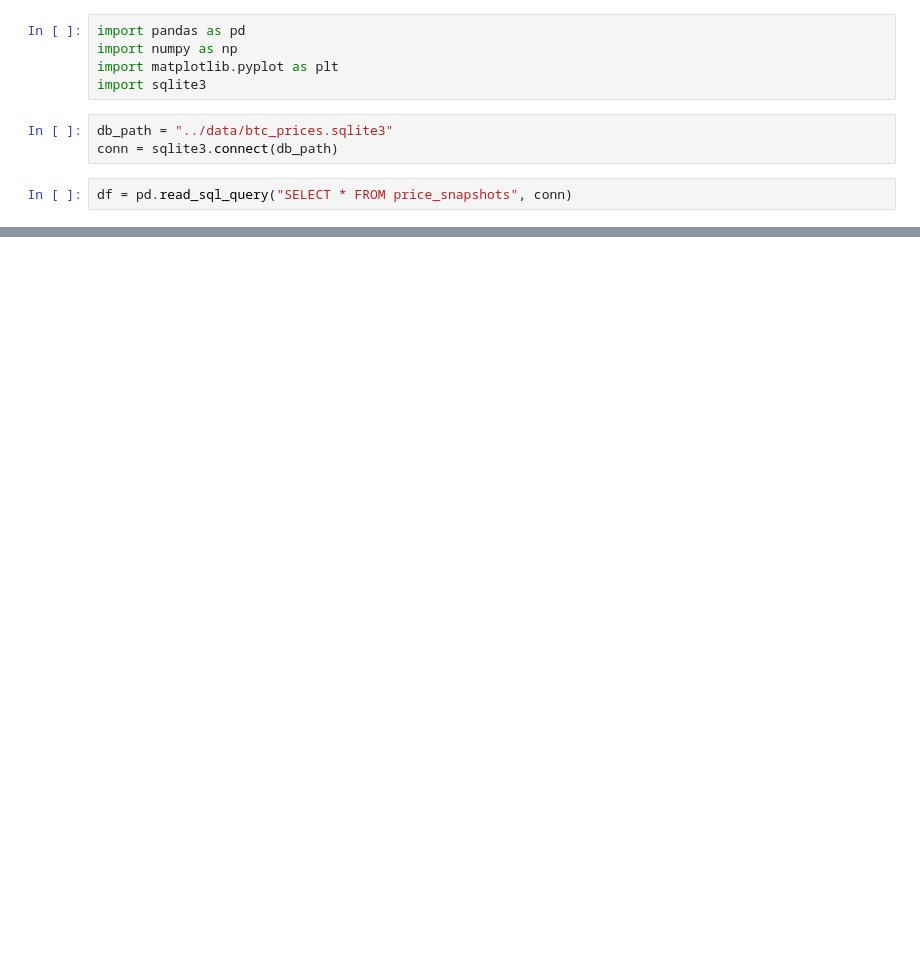
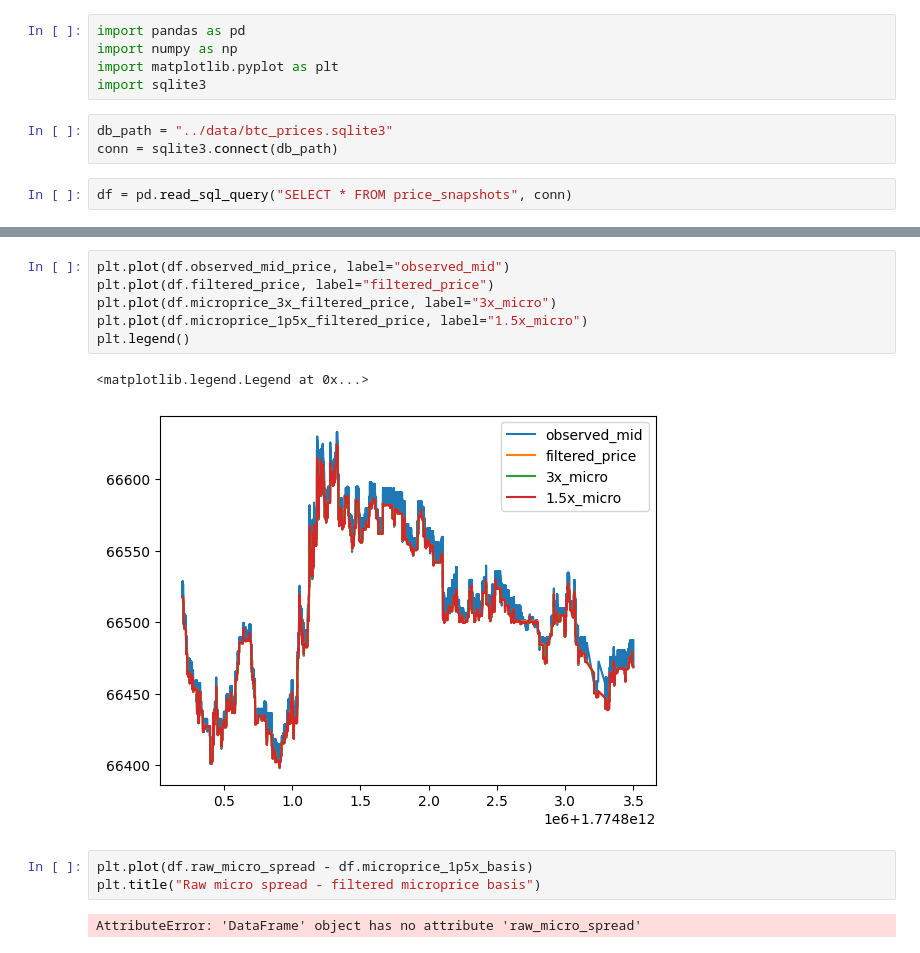
Before and after one commit to CWagamanEure/latent-fair-value, a Jupyter notebook: notebooks/compare_filters.ipynb, the cells around one changed output, grey strips where cells are left out. Drawn from its saved outputs; the diff is of its cells as text; blank space fills up the shorter version.

```diff
--- a/notebooks/compare_filters.ipynb
+++ b/notebooks/compare_filters.ipynb
@@ -39,0 +56,14 @@ plt.plot(df.microprice_2x_filtered_price)
+# %%
+plt.plot(df.observed_mid_price, label="observed_mid")
+plt.plot(df.filtered_price, label="filtered_price")
+plt.plot(df.microprice_3x_filtered_price, label="3x_micro")
+plt.plot(df.microprice_1p5x_filtered_price, label="1.5x_micro")
+plt.legend()
+# %% [output]
+<matplotlib.legend.Legend at 0x...>
+[figure, added]
+# %%
+plt.plot(df.raw_micro_spread - df.microprice_1p5x_basis)
+plt.title("Raw micro spread - filtered microprice basis")
+# %% [output]
+AttributeError: 'DataFrame' object has no attribute 'raw_micro_spread'
```
Also changed, not shown: parts of 6 cells of this notebook, 8 other files.
